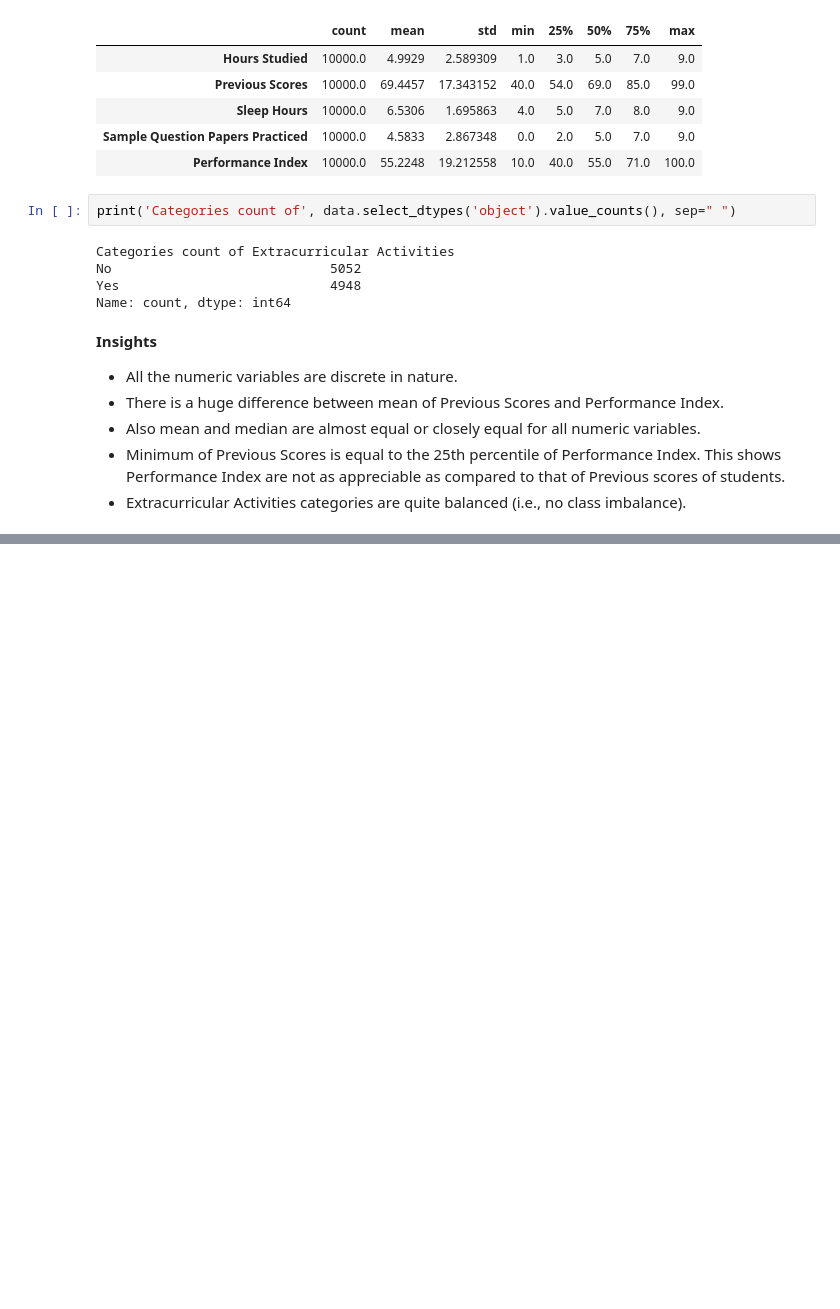
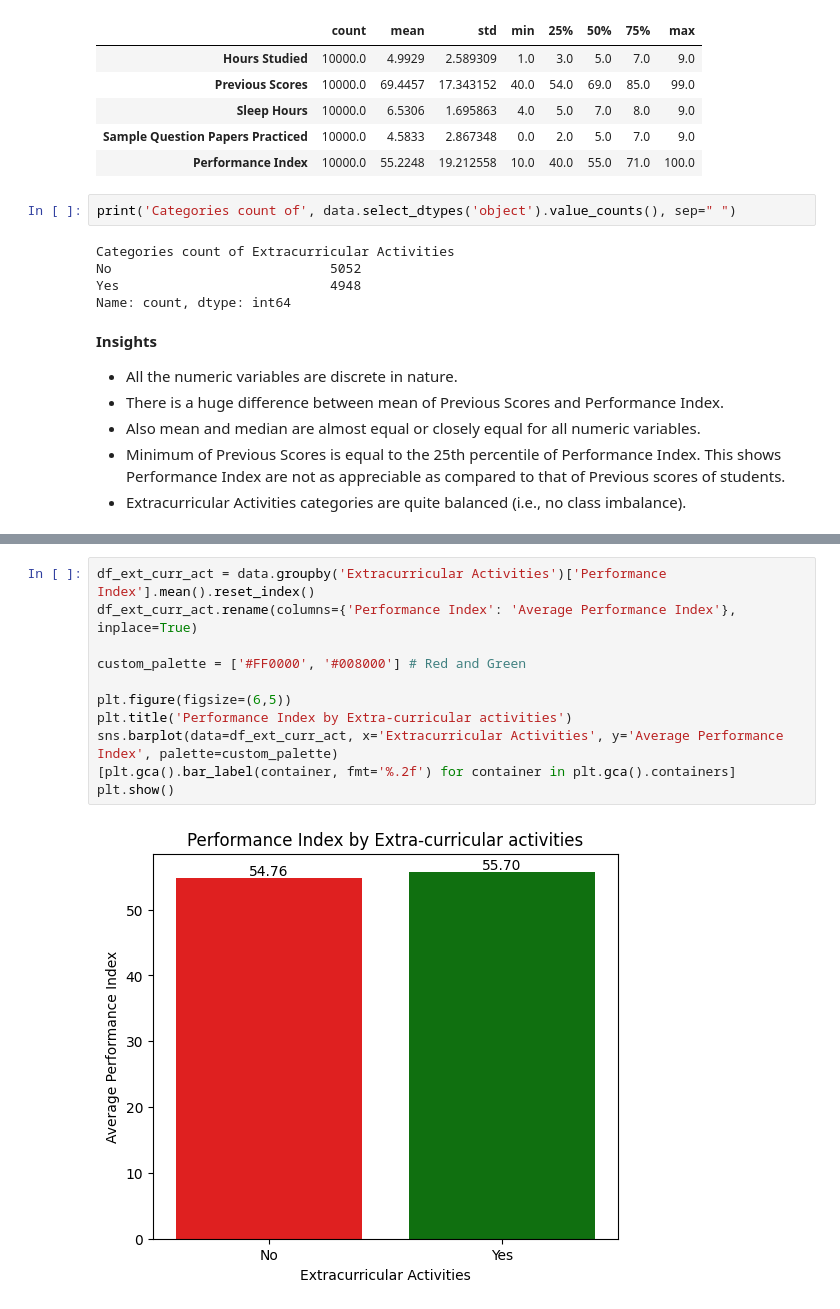
Before and after one commit to Manish-Singh12/mlproject_1, a Jupyter notebook: notebook/EDA.ipynb, the cells around one changed output, grey strips where cells are left out. Cells and saved outputs as stored; diff of their text form; blank space fills up the shorter version.

```diff
--- a/notebook/EDA.ipynb
+++ b/notebook/EDA.ipynb
@@ -170,0 +223,13 @@ Name: count, dtype: int64
+# %%
+df_ext_curr_act = data.groupby('Extracurricular Activities')['Performance Index'].mean().reset_index()
+df_ext_curr_act.rename(columns={'Performance Index': 'Average Performance Index'}, inplace=True)
+
+custom_palette = ['#FF0000', '#008000'] # Red and Green
+
+plt.figure(figsize=(6,5))
+plt.title('Performance Index by Extra-curricular activities')
+sns.barplot(data=df_ext_curr_act, x='Extracurricular Activities', y='Average Performance Index', palette=custom_palette)
+[plt.gca().bar_label(container, fmt='%.2f') for container in plt.gca().containers]
+plt.show()
+# %% [output]
+[figure, added]
```
Also changed, not shown: parts of 19 cells of this notebook, 2 other files.
